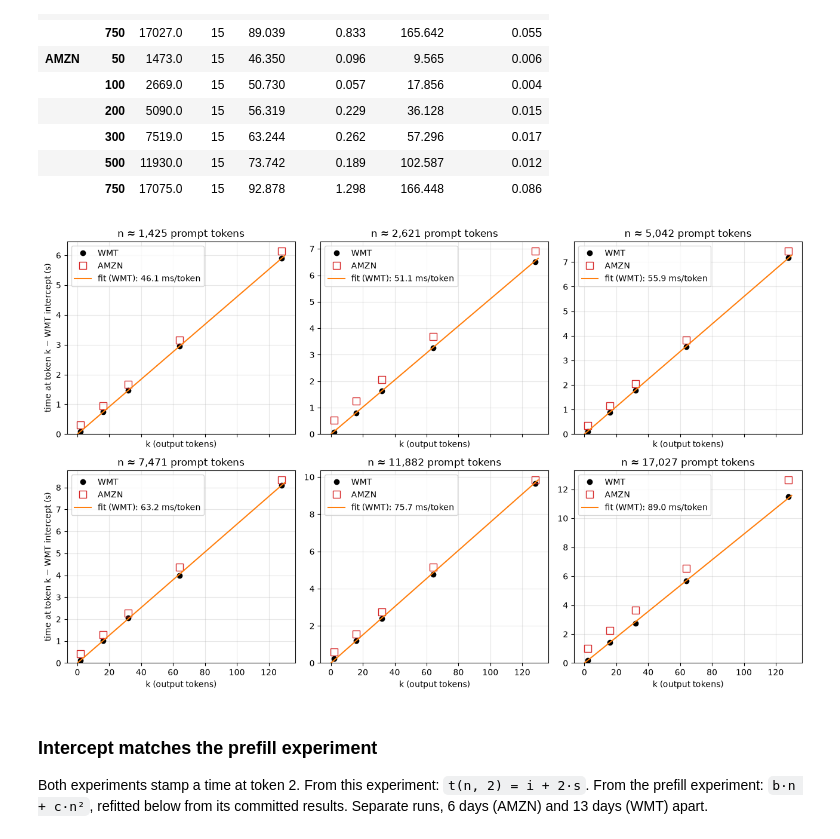
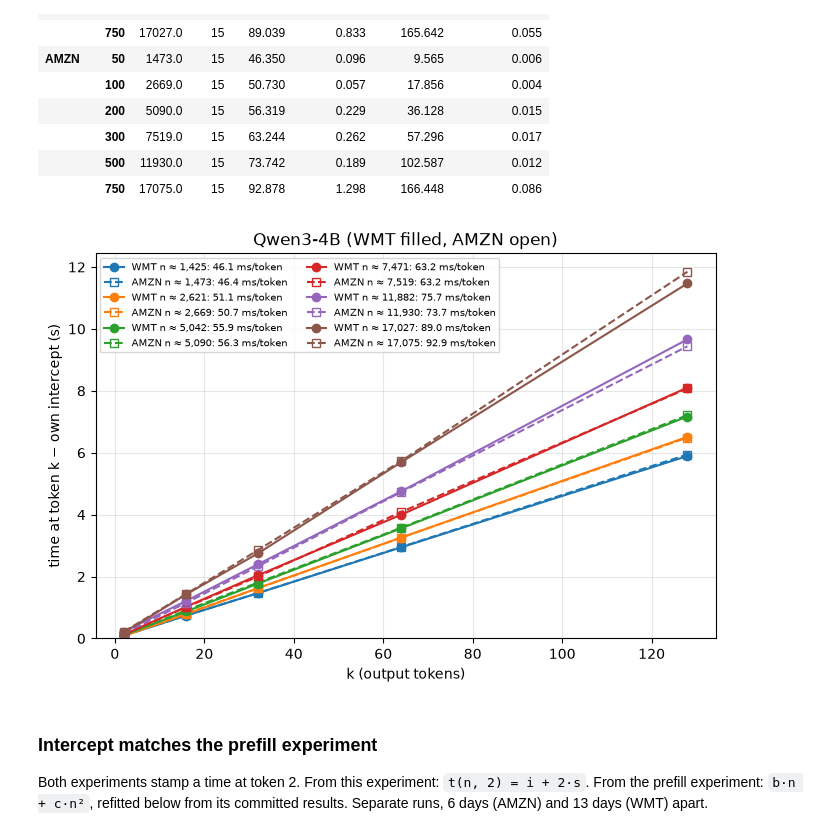
Before and after one commit to scalezen/vllm-market-agent, a Jupyter notebook: benchmarks/decode_tpot.ipynb, the cells around one changed output. Cells and saved outputs as stored; diff of their text form; code cells hidden in the pictures.

Commit message:
Merge Qwen3 plots for different input token lengths on to single plot.

```diff
--- a/benchmarks/decode_tpot.ipynb
+++ b/benchmarks/decode_tpot.ipynb
@@ -111,21 +111,17 @@ pd.concat(tpot, names=["ticker"]).round(3)
 |  | 500 | 11930.0 | 15 | 73.742 | 0.189 | 102.587 | 0.012 |
 |  | 750 | 17075.0 | 15 | 92.878 | 1.298 | 166.448 | 0.086 |
 # %%
-fig, axes = plt.subplots(2, 3, figsize=(13, 8), sharex=True)
-for ax, (noise, row) in zip(axes.flat, tpot["WMT"].iterrows()):
-    for (name, df), style in zip(data.items(), [dict(fmt="ko"), dict(fmt="s", mfc="none", mec="C3", ms=8)]):
-        m = df[df.noise_headlines == noise].groupby("max_tokens").ttft_s
-        ax.plot(m.median().index, m.median() - row.intercept_s, style.pop("fmt"), label=name, **style)
-    k = np.array([0, 130])
-    ax.plot(k, row.tpot_ms / 1e3 * k, label=f"fit (WMT): {row.tpot_ms:.1f} ms/token")
-    ax.set(title=f"n ≈ {row.n:,.0f} prompt tokens", xlabel="k (output tokens)", ylim=(0, None))
-    ax.grid(alpha=0.3)
-    ax.legend()
-for ax in axes[:, 0]:
-    ax.set_ylabel("time at token k − WMT intercept (s)")
-fig.tight_layout();
+fig, ax = plt.subplots(figsize=(8, 5))
+for i, noise in enumerate(tpot["WMT"].index):
+    for tk, style in [("WMT", dict(marker="o", ls="-")), ("AMZN", dict(marker="s", ls="--", mfc="none"))]:
+        row = tpot[tk].loc[noise]
+        m = data[tk][data[tk].noise_headlines == noise].groupby("max_tokens").ttft_s.median()
+        ax.plot(m.index, m - row.intercept_s, color=f"C{i}", label=f"{tk} n ≈ {row.n:,.0f}: {row.tpot_ms:.1f} ms/token", **style)
+ax.set(title="Qwen3-4B (WMT filled, AMZN open)", xlabel="k (output tokens)", ylabel="time at token k − own intercept (s)", ylim=(0, None))
+ax.grid(alpha=0.3)
+ax.legend(fontsize=7, ncol=2);
 # %% [output]
-[figure, old version]
+[figure, new version]
 # %% [markdown]
 ### Intercept matches the prefill experiment
 
```
